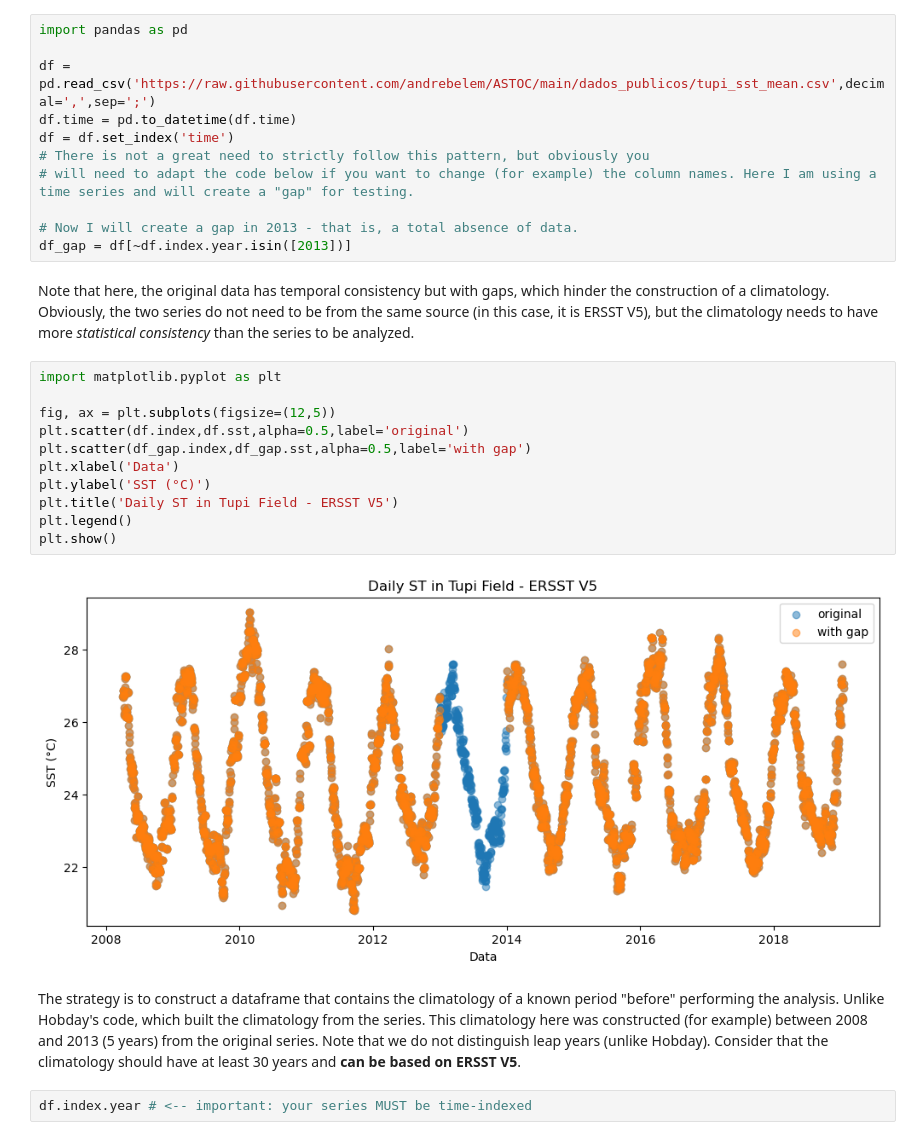
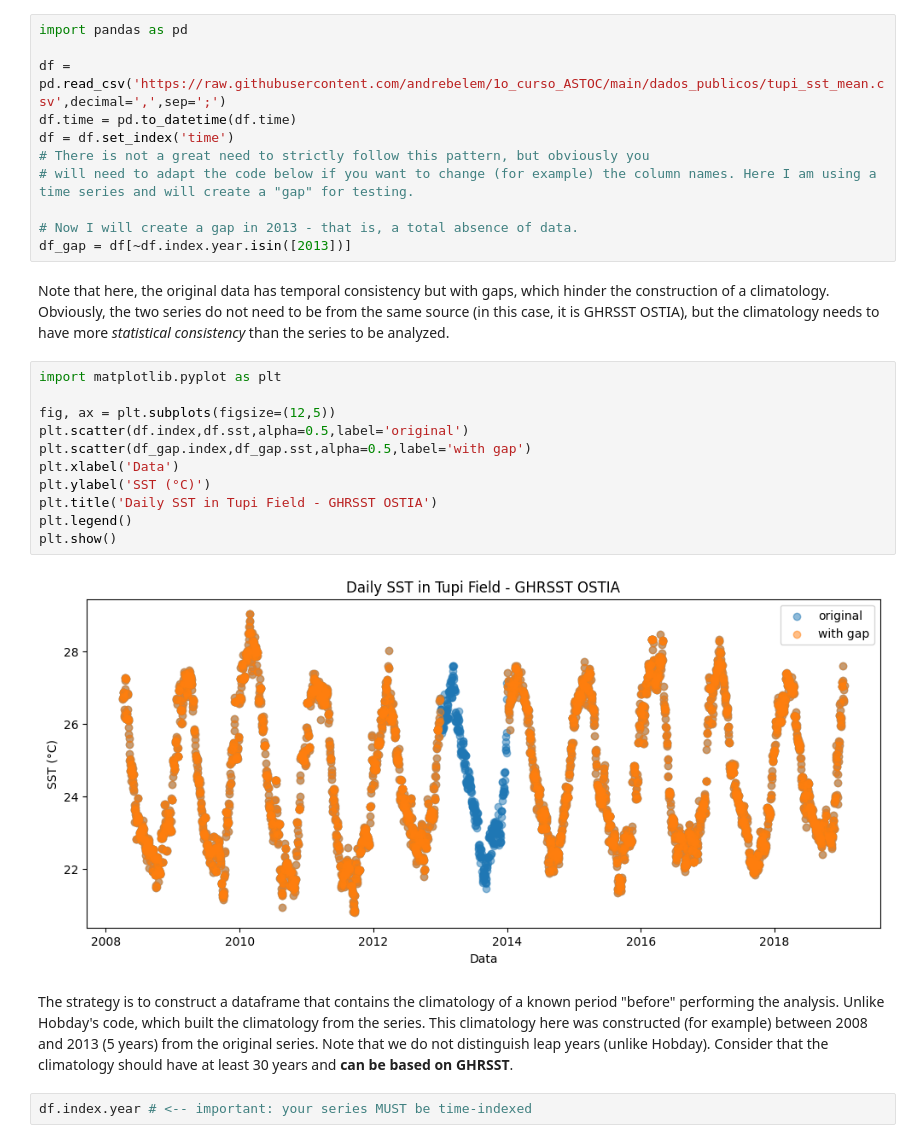
Before and after one commit to andrebelem/pymhw, a Jupyter notebook: Test_Marine_Heat_Waves_detect.ipynb, the cells around one changed output. Drawn from its saved outputs; the diff is of its cells as text.

```diff
--- a/Test_Marine_Heat_Waves_detect.ipynb
+++ b/Test_Marine_Heat_Waves_detect.ipynb
@@ -25,7 +25,7 @@ It is also important to note that Hobday suggests measures related to MHW itenit
 # %%
 import pandas as pd
 
-df = pd.read_csv('https://raw.githubusercontent.com/andrebelem/ASTOC/main/dados_publicos/tupi_sst_mean.csv',decimal=',',sep=';')
+df = pd.read_csv('https://raw.githubusercontent.com/andrebelem/1o_curso_ASTOC/main/dados_publicos/tupi_sst_mean.csv',decimal=',',sep=';')
 df.time = pd.to_datetime(df.time)
 df = df.set_index('time')
 # There is not a great need to strictly follow this pattern, but obviously you
@@ -34,22 +34,22 @@ df = df.set_index('time')
 # Now I will create a gap in 2013 - that is, a total absence of data.
 df_gap = df[~df.index.year.isin([2013])]
 # %% [markdown]
-Note that here, the original data has temporal consistency but with gaps, which hinder the construction of a climatology. Obviously, the two series do not need to be from the same source (in this case, it is ERSST V5), but the climatology needs to have more *statistical consistency* than the series to be analyzed.
+Note that here, the original data has temporal consistency but with gaps, which hinder the construction of a climatology. Obviously, the two series do not need to be from the same source (in this case, it is GHRSST OSTIA), but the climatology needs to have more *statistical consistency* than the series to be analyzed.
 # %%
 import matplotlib.pyplot as plt
 
 fig, ax = plt.subplots(figsize=(12,5))
 plt.scatter(df.index,df.sst,alpha=0.5,label='original')
 plt.scatter(df_gap.index,df_gap.sst,alpha=0.5,label='with gap')
 plt.xlabel('Data')
 plt.ylabel('SST (°C)')
-plt.title('Daily ST in Tupi Field - ERSST V5')
+plt.title('Daily SST in Tupi Field - GHRSST OSTIA')
 plt.legend()
 plt.show()
 # %% [output]
-[figure, old version]
+[figure, new version]
 # %% [markdown]
-The strategy is to construct a dataframe that contains the climatology of a known period "before" performing the analysis. Unlike Hobday's code, which built the climatology from the series. This climatology here was constructed (for example) between 2008 and 2013 (5 years) from the original series. Note that we do not distinguish leap years (unlike Hobday). Consider that the climatology should have at least 30 years and **can be based on ERSST V5**.
+The strategy is to construct a dataframe that contains the climatology of a known period "before" performing the analysis. Unlike Hobday's code, which built the climatology from the series. This climatology here was constructed (for example) between 2008 and 2013 (5 years) from the original series. Note that we do not distinguish leap years (unlike Hobday). Consider that the climatology should have at least 30 years and **can be based on GHRSST**.
 # %%
 df.index.year # <-- important: your series MUST be time-indexed
 # %% [output]
```
Also changed, not shown: parts of 4 cells of this notebook.
